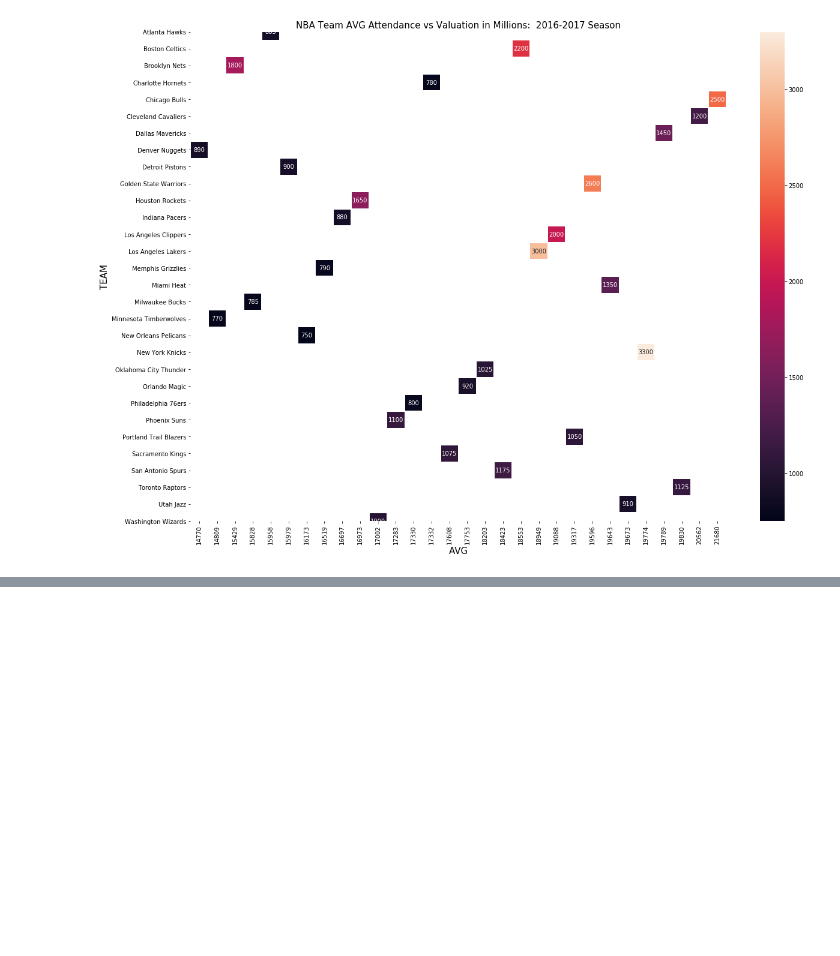
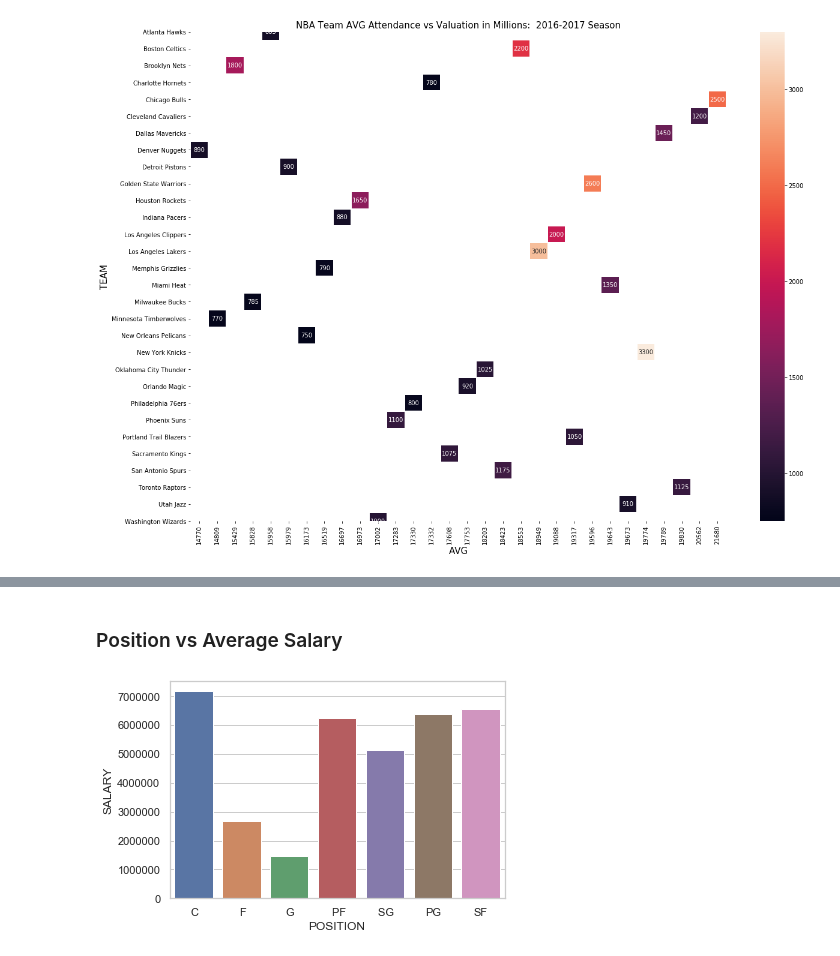
Before and after one commit to CS-UCR/cs105-prj-phase3-machine-mamba, a Jupyter notebook: Phase 2/phase_2.ipynb, the cells around one changed output, grey strips where cells are left out. Drawn from its saved outputs; the diff is of its cells as text; code cells hidden in the pictures; blank space fills up the shorter version.

```diff
--- a/Phase 2/phase_2.ipynb
+++ b/Phase 2/phase_2.ipynb
@@ -94,0 +101,3 @@ sns.heatmap(valuations,linewidths=.5, annot=True, fmt='g')
+# %%
+df_player_salary = pd.read_csv("nba_2017_salary.csv")
+df_player_salary.head(5)
@@ -94,0 +111,5 @@ sns.heatmap(valuations,linewidths=.5, annot=True, fmt='g')
+# %%
+df_player_salary = df_player_salary.rename(columns={'NAME' : 'PLAYER'})
+df_player_salary.head(2)
+
+#Referring to Players instead of name cleans up the data a bit.
@@ -94,0 +142,6 @@ sns.heatmap(valuations,linewidths=.5, annot=True, fmt='g')
+# %%
+#avg salary based on position
+df_player_salary.POSITION.replace(' SF','SF',inplace = True)
+df_player_salary.POSITION.replace(' PG','PG',inplace = True)
+salary_position = df_player_salary['SALARY'].groupby(df_player_salary['POSITION']).mean().reset_index()
+salary_position
@@ -94,0 +157,6 @@ sns.heatmap(valuations,linewidths=.5, annot=True, fmt='g')
+# %% [markdown]
+### Position vs Average Salary
+# %%
+ax = sns.barplot(x = salary_position['POSITION'], y = salary_position['SALARY'])
+# %% [output]
+[figure, added]
```
Also changed, not shown: parts of 11 cells of this notebook.
